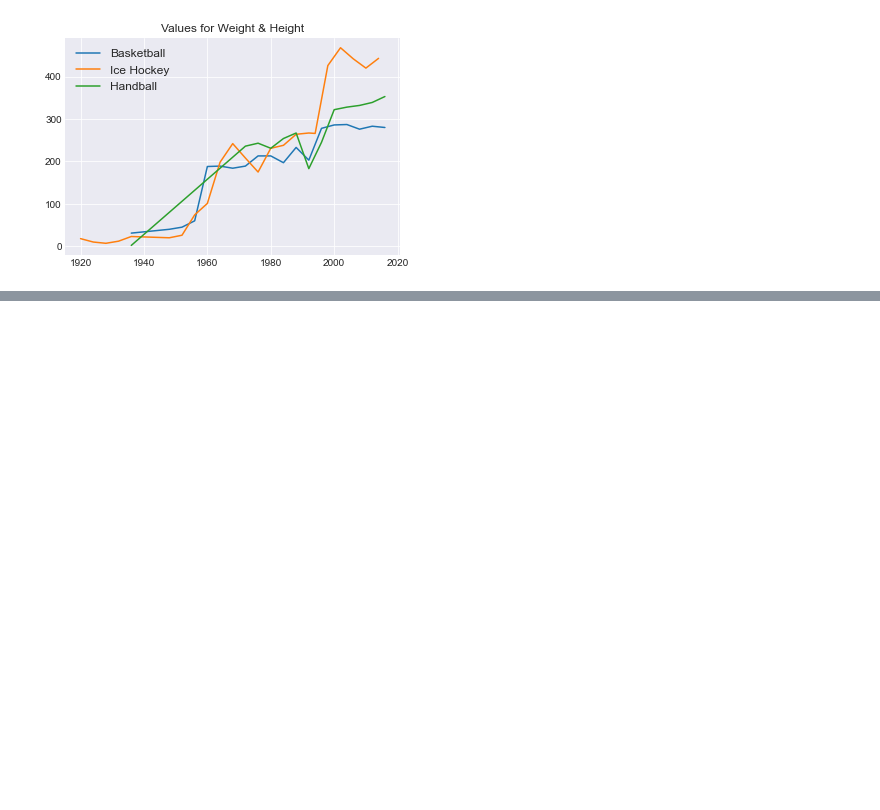
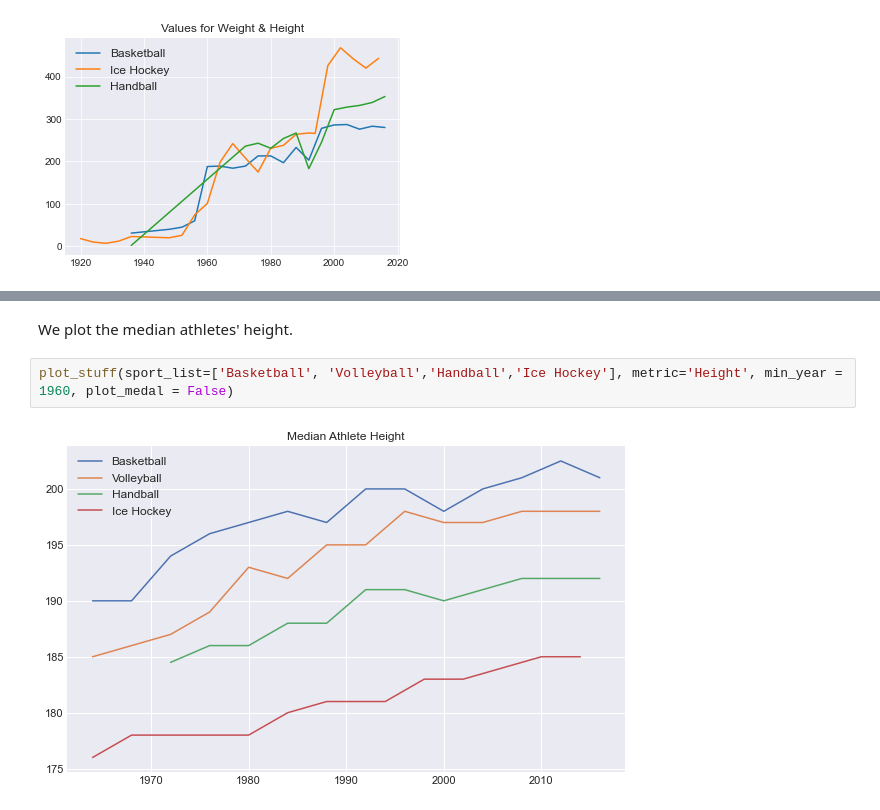
Before and after one commit to larpal/olympics_body_composition_EDA, a Jupyter notebook: olympics.ipynb, the cells around one changed output, grey strips where cells are left out. Saved outputs shown, nothing was run; the diff lists cells and outputs as text; blank space fills up the shorter version.

```diff
--- a/olympics.ipynb
+++ b/olympics.ipynb
@@ -259,3 +183,9 @@ def plot_stuff(sport_list=['Basketball'],sex='M',metric='Height', min_year = 0):
     plt.rc('legend', fontsize=12)
     plt.rc('axes', labelsize=12)
     plt.show()
+# %% [markdown]
+We plot the median athletes' height.
+# %%
+plot_stuff(sport_list=['Basketball', 'Volleyball','Handball','Ice Hockey'], metric='Height', min_year = 1960, plot_medal = False)
+# %% [output]
+[figure, added]
```
Also changed, not shown: parts of 37 cells of this notebook.
